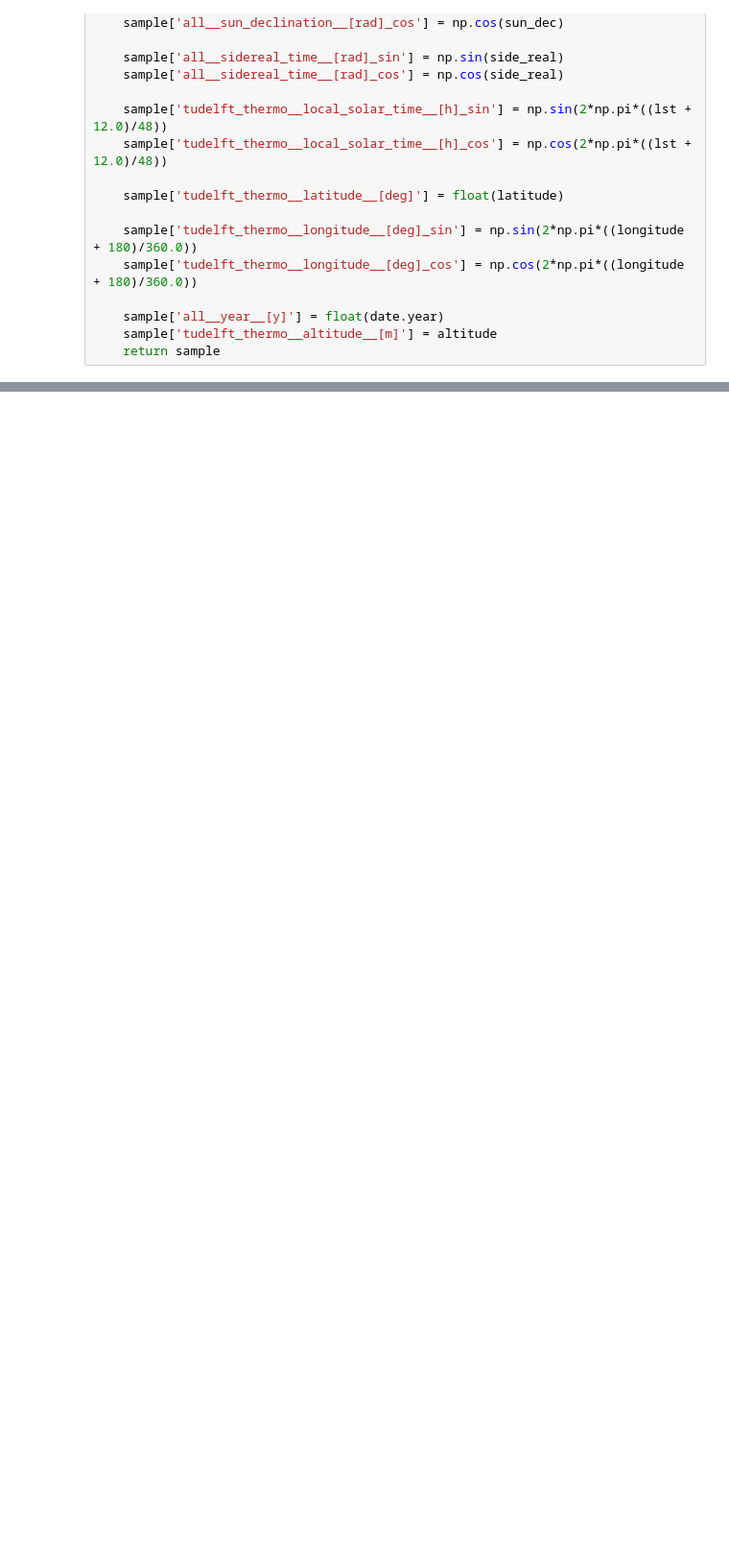
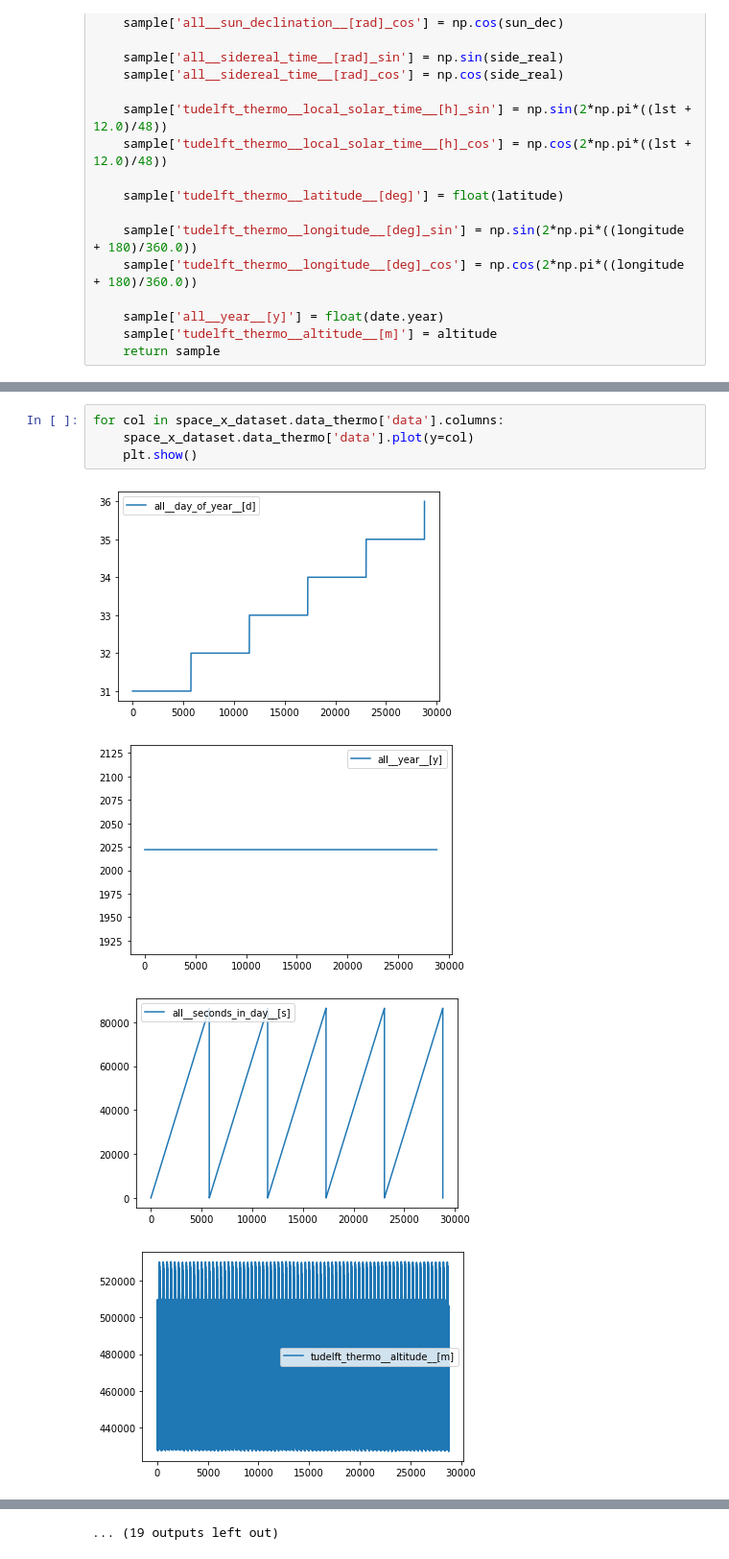
Before and after one commit to spaceml-org/karman, a Jupyter notebook: notebooks/space.ipynb, the cells around one changed output, grey strips where cells are left out. Shown at 96% size. Saved outputs shown, nothing was run; the diff lists cells and outputs as text; blank space fills up the shorter version.

Commit message:
Add update space x notebook

```diff
--- a/notebooks/space.ipynb
+++ b/notebooks/space.ipynb
@@ -134,0 +275,9 @@ space_x_dataset.time_series_data['fism2_flare_stan_bands']['data'].head()
+# %%
+for col in space_x_dataset.data_thermo['data'].columns:
+    space_x_dataset.data_thermo['data'].plot(y=col)
+    plt.show()
+# %% [output]
+[figure, added]
+[figure, added]
+[figure, added]
+[figure, added]
@@ -135 +292,2 @@ space_x_dataset.time_series_data['fism2_flare_stan_bands']['data'].head()
+... (19 outputs left out)
 # %%
```
Also changed, not shown: parts of 16 cells of this notebook.
